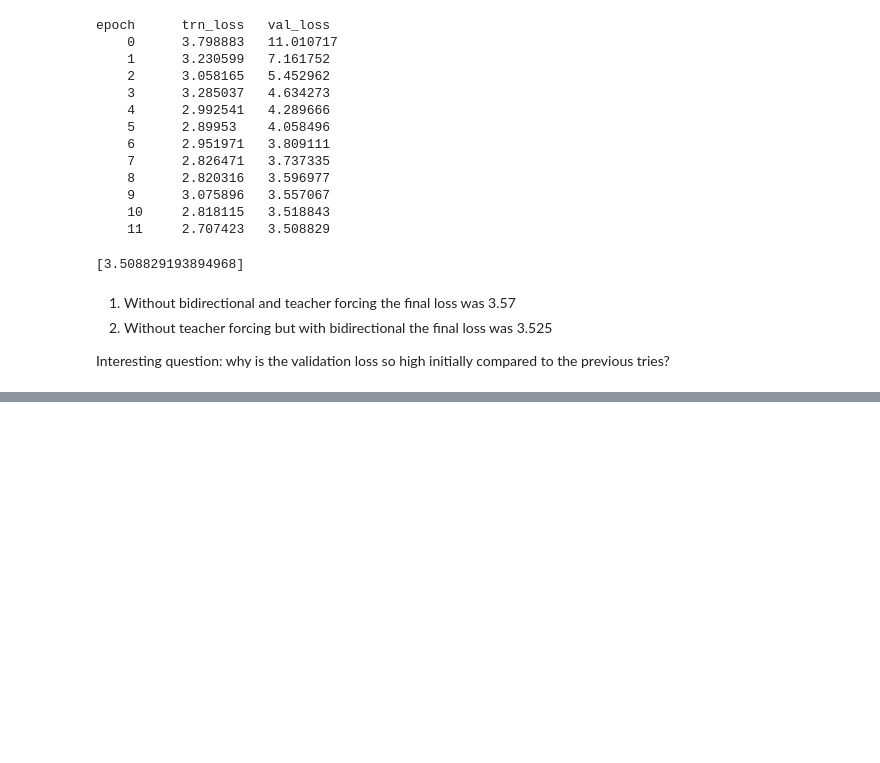
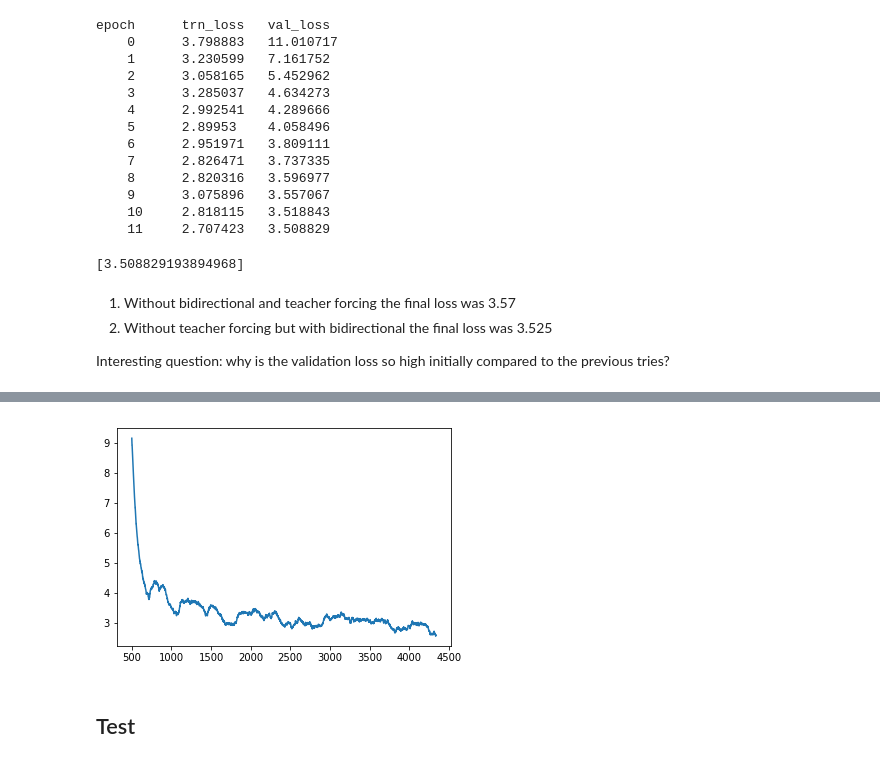
Before and after one commit to aiedward/fastai-1, a Jupyter notebook: Neural translation - seq2seq.ipynb, the cells around one changed output, grey strips where cells are left out. Saved outputs shown, nothing was run; the diff lists cells and outputs as text; code cells hidden in the pictures; blank space fills up the shorter version.

```diff
--- a/Neural translation - seq2seq.ipynb
+++ b/Neural translation - seq2seq.ipynb
@@ -717,0 +821,4 @@ learn.load('teacher_forcing_model')
+# %%
+lr = 2e-3
+# %%
+learn.fit(lr, n_cycle=1, cycle_len=12, use_clr=(20, 10), stepper=Seq2SeqStepper)
@@ -717,0 +946,4 @@ learn.load('teacher_forcing_model')
+# %%
+rnn = Seq2SeqRNNAll(fr_vec_dict, fr_itos, dim_fr_vec, en_vec_dict, en_itos, dim_en_vec, n_hid, en_len_99)
+learn = Learner(modeldata, SingleModel(to_gpu(rnn)), opt_fn=opt_fn)
+learn.crit = Seq2SeqLoss
@@ -717,0 +953,2 @@ learn.load('teacher_forcing_model')
+# %%
+learn.fit(lr, n_cycle=1, cycle_len=12, use_clr=(20, 10), stepper=Seq2SeqStepper)
@@ -717,0 +971,6 @@ learn.load('teacher_forcing_model')
+# %%
+learn.sched.plot_loss(n_skip=500)
+# %% [output]
+[figure, added]
+# %% [markdown]
+## Test
```
Also changed, not shown: parts of 24 cells of this notebook.
